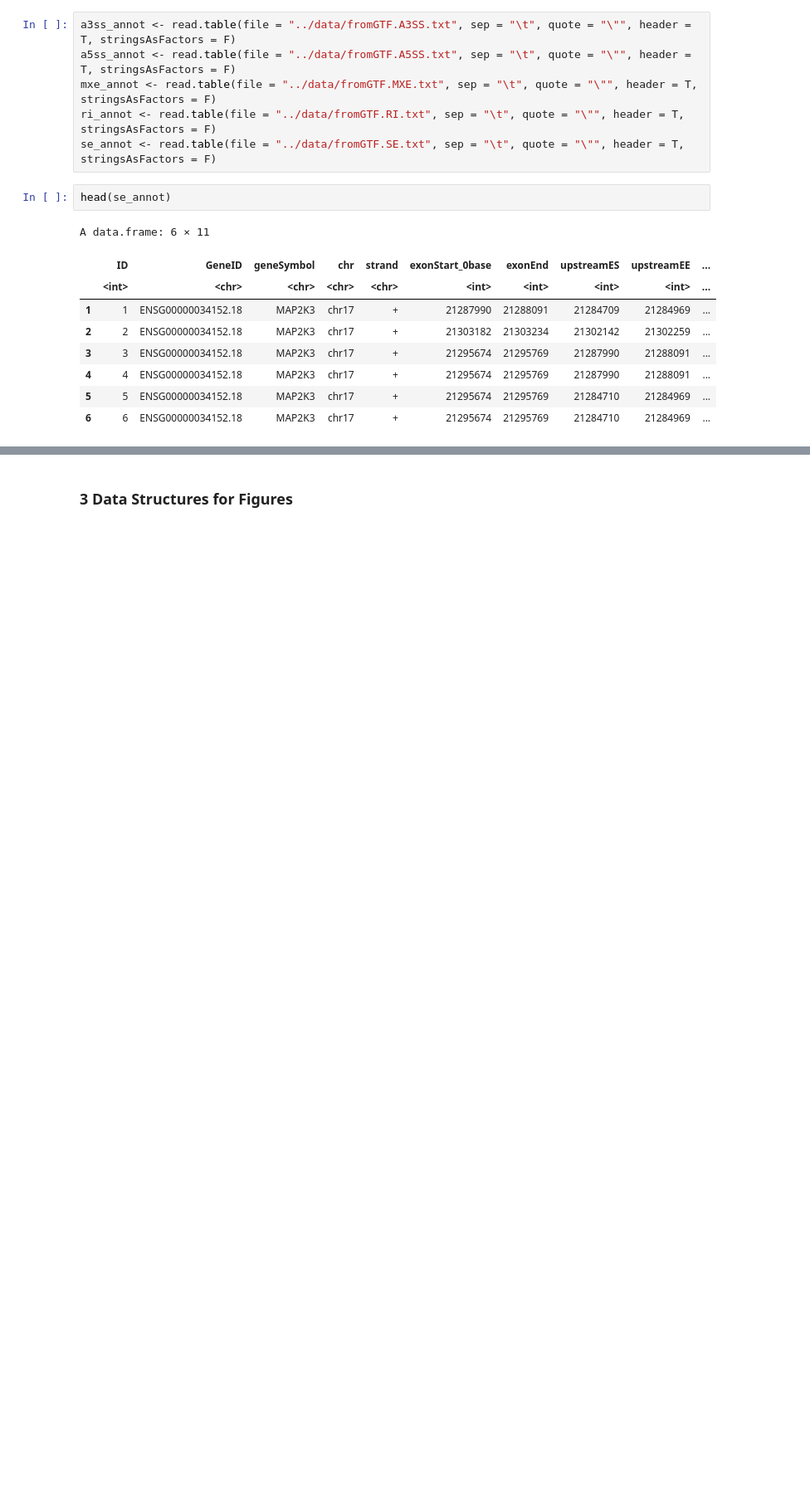
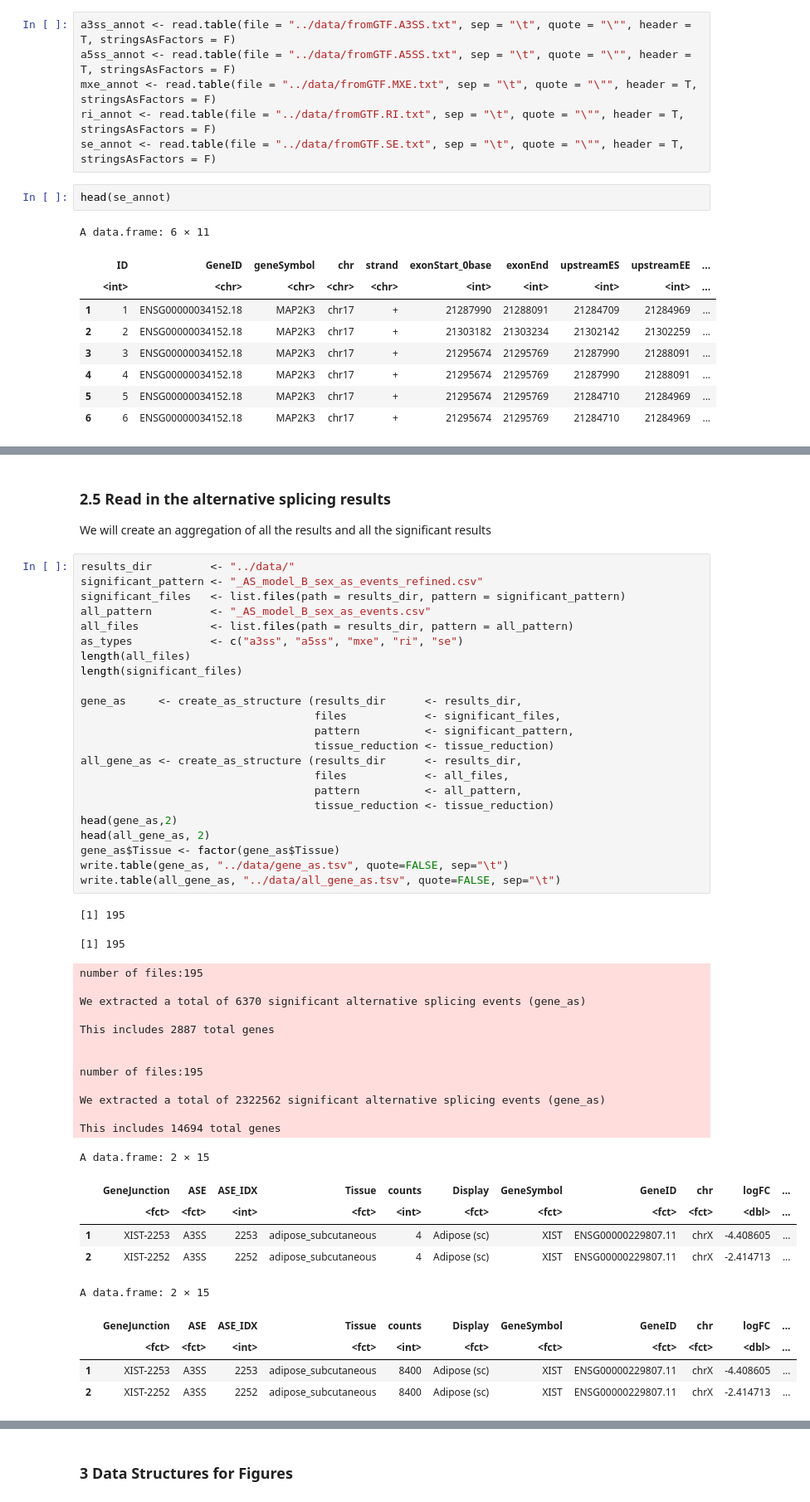
Before and after one commit to TheJacksonLaboratory/sbas, a Jupyter notebook: jupyter/countGenesAndEvents.ipynb, the cells around one changed output, grey strips where cells are left out. Shown: that part at 83% size. Saved outputs shown, nothing was run; the diff lists cells and outputs as text; blank space fills up the shorter version.

```diff
--- a/jupyter/countGenesAndEvents.ipynb
+++ b/jupyter/countGenesAndEvents.ipynb
@@ -314,0 +390,52 @@ This includes 2887 total genes
+# %% [markdown]
+### 2.5 Read in the alternative splicing results
+
+We will create an aggregation of  all the results and all the significant results
+# %%
+results_dir         <- "../data/"
+significant_pattern <- "_AS_model_B_sex_as_events_refined.csv"
+significant_files   <- list.files(path = results_dir, pattern = significant_pattern)
+all_pattern         <- "_AS_model_B_sex_as_events.csv"
+all_files           <- list.files(path = results_dir, pattern = all_pattern)
+as_types            <- c("a3ss", "a5ss", "mxe", "ri", "se")
+length(all_files)
+length(significant_files)
+
+gene_as     <- create_as_structure (results_dir      <- results_dir,
+                                    files            <- significant_files,
+                                    pattern          <- significant_pattern,
+                                    tissue_reduction <- tissue_reduction)
+all_gene_as <- create_as_structure (results_dir      <- results_dir,
+                                    files            <- all_files,
+                                    pattern          <- all_pattern,
+                                    tissue_reduction <- tissue_reduction)
+head(gene_as,2)
+head(all_gene_as, 2)
+gene_as$Tissue <- factor(gene_as$Tissue)
+write.table(gene_as, "../data/gene_as.tsv", quote=FALSE, sep="\t")
+write.table(all_gene_as, "../data/all_gene_as.tsv", quote=FALSE, sep="\t")
+# %% [output]
+[1] 195
+[1] 195
+number of files:195
+
+We extracted a total of 6370 significant alternative splicing events (gene_as)
+
+This includes 2887 total genes
+
+
+number of files:195
+
+We extracted a total of 2322562 significant alternative splicing events (gene_as)
+
+This includes 14694 total genes
+A data.frame: 2 × 15
+|  | GeneJunction | ASE | ASE_IDX | Tissue | counts | Display | GeneSymbol | GeneID | chr | logFC | ... |
+|  | <fct> | <fct> | <int> | <fct> | <int> | <fct> | <fct> | <fct> | <fct> | <dbl> | ... |
+| 1 | XIST-2253 | A3SS | 2253 | adipose_subcutaneous | 4 | Adipose (sc) | XIST | ENSG00000229807.11 | chrX | -4.408605 | ... |
+| 2 | XIST-2252 | A3SS | 2252 | adipose_subcutaneous | 4 | Adipose (sc) | XIST | ENSG00000229807.11 | chrX | -2.414713 | ... |
+A data.frame: 2 × 15
+|  | GeneJunction | ASE | ASE_IDX | Tissue | counts | Display | GeneSymbol | GeneID | chr | logFC | ... |
+|  | <fct> | <fct> | <int> | <fct> | <int> | <fct> | <fct> | <fct> | <fct> | <dbl> | ... |
+| 1 | XIST-2253 | A3SS | 2253 | adipose_subcutaneous | 8400 | Adipose (sc) | XIST | ENSG00000229807.11 | chrX | -4.408605 | ... |
+| 2 | XIST-2252 | A3SS | 2252 | adipose_subcutaneous | 8400 | Adipose (sc) | XIST | ENSG00000229807.11 | chrX | -2.414713 | ... |
```
Also changed, not shown: parts of 42 cells of this notebook, 4 other files.
